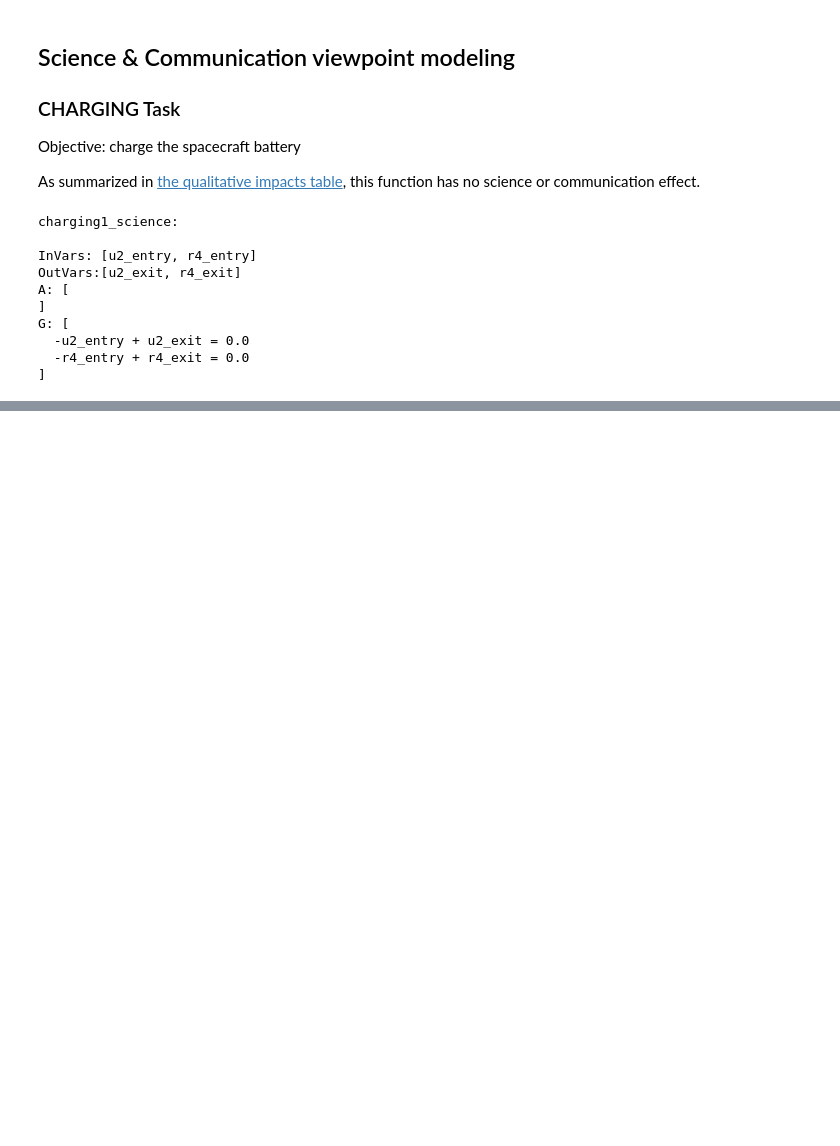
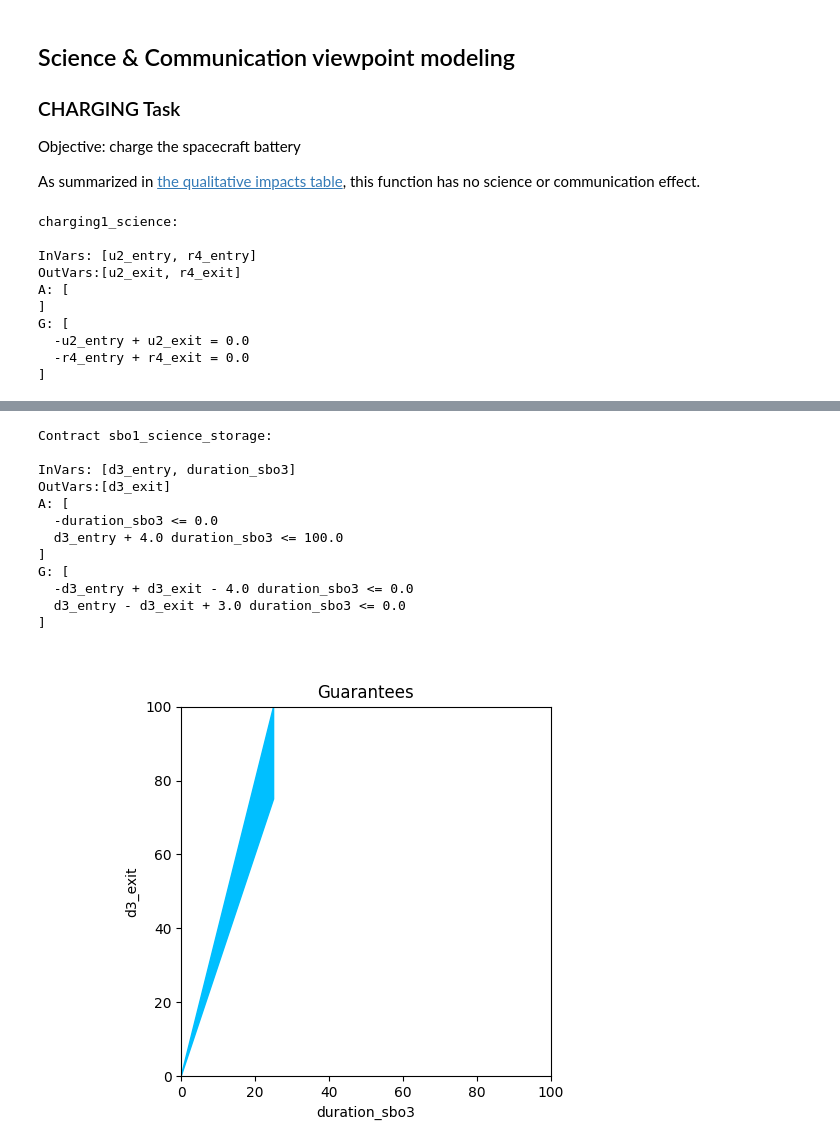
Before and after one commit to pacti-org/pacti, a Jupyter notebook: case_studies/space_mission/space_mission_science.ipynb, the cells around one changed output, grey strips where cells are left out. Cells and saved outputs as stored; diff of their text form; code cells hidden in the pictures; blank space fills up the shorter version.

Commit message:
added SBO for nav & science

```diff
--- a/case_studies/space_mission/space_mission_science.ipynb
+++ b/case_studies/space_mission/space_mission_science.ipynb
@@ -103,0 +145,56 @@ G: [
+# %%
+# Parameters:
+# - s: start index of the timeline variables
+# - generation: (min, max) rate of small body observations during the task instance
+# - epsilon: approximately zero
+def SBO_science_storage(s: int, generation: tuple[float, float]) -> PolyhedralContract:
+  spec = PolyhedralContract.from_string(
+    InputVars = [
+      f"d{s}_entry",        # initial data storage volume
+      f"duration_sbo{s}",   # knob variable for SBO duration
+    ],
+    OutputVars = [
+      f"d{s}_exit",         # final data storage volume
+    ],
+    assumptions = [
+      # Task has a positive scheduled duration
+      f"-duration_sbo{s} <= 0",
+
+      # There is enough data storage available
+      f"d{s}_entry + {generation[1]}*duration_sbo{s} <= 100",
+    ],
+    guarantees = [
+      # duration*generation(min) <= d{exit} - d{entry} <= duration*generation(max)
+      f" d{s}_exit - d{s}_entry - {generation[1]}*duration_sbo{s} <= 0",
+      f"-d{s}_exit + d{s}_entry + {generation[0]}*duration_sbo{s} <= 0",
+
+      # Data volume cannot exceed the available storage capacity
+      f"d{s}_exit <= 100",
+    ])
+  return spec
+
+sbo1_science_storage = SBO_science_storage(s=3, generation=(3.0, 4.0))
+print(f"Contract sbo1_science_storage:\n\n{sbo1_science_storage}")
+
+_ = plot_guarantees(contract=sbo1_science_storage,
+                x_var=Var("duration_sbo3"),
+                y_var=Var("d3_exit"),
+                var_values={
+                  Var("d3_entry"):0,
+                },
+                x_lims=(0,100),
+                y_lims=(0,100))
+# %% [output]
+Contract sbo1_science_storage:
+
+InVars: [d3_entry, duration_sbo3]
+OutVars:[d3_exit]
+A: [
+  -duration_sbo3 <= 0.0
+  d3_entry + 4.0 duration_sbo3 <= 100.0
+]
+G: [
+  -d3_entry + d3_exit - 4.0 duration_sbo3 <= 0.0
+  d3_entry - d3_exit + 3.0 duration_sbo3 <= 0.0
+]
+[figure, added]
```
Also changed, not shown: parts of 7 cells of this notebook, 2 other files.
